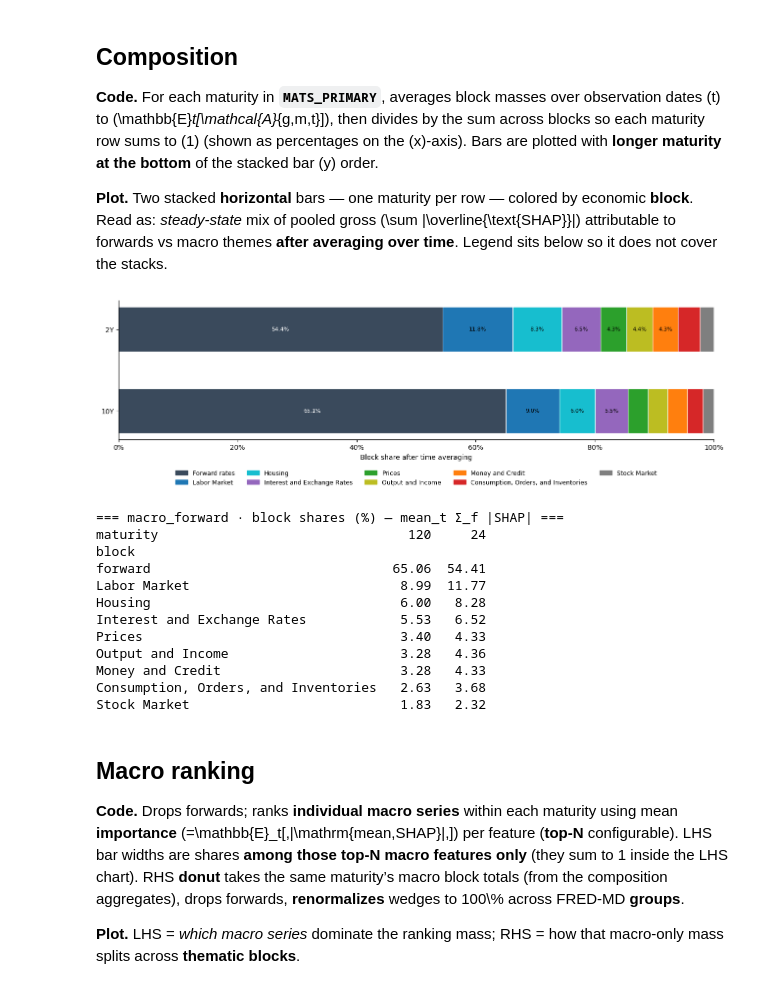
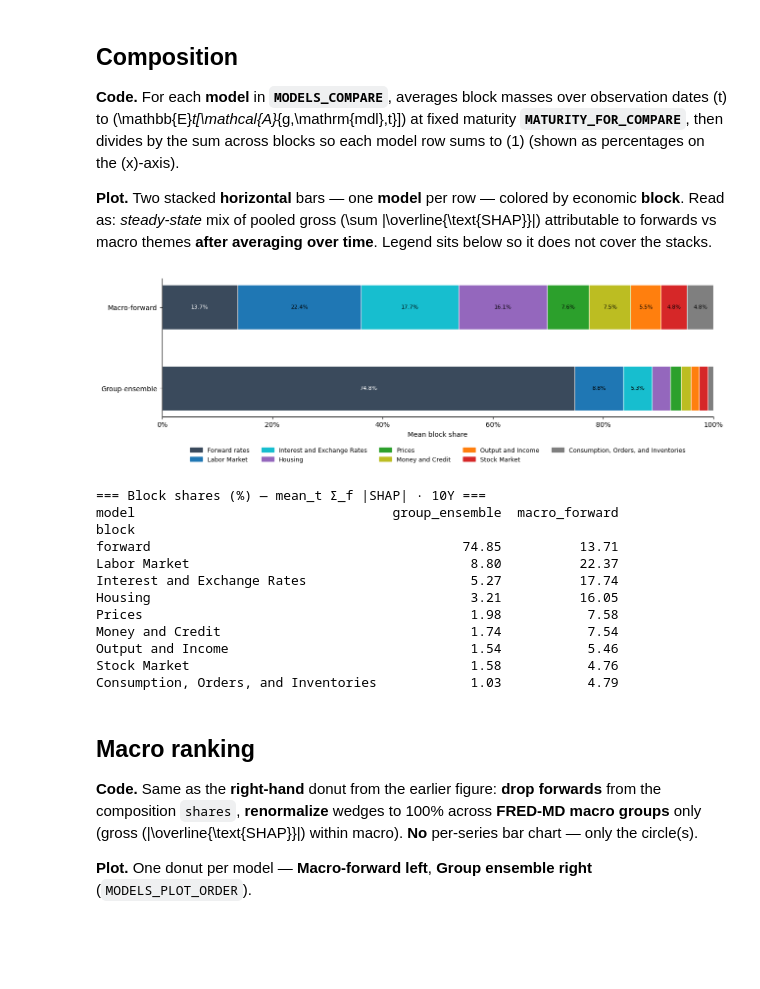
Before and after one commit to ulriktandberg/TIO4900-Replication, a Jupyter notebook: notebooks/shap/shap_analysis.ipynb, the cells around one changed output. Drawn from its saved outputs; the diff is of its cells as text; code cells hidden in the pictures; blank space fills up the shorter version.

```diff
--- a/notebooks/shap/shap_analysis.ipynb
+++ b/notebooks/shap/shap_analysis.ipynb
@@ -171,74 +303,76 @@ MODEL = 'macro_forward'
 # %% [markdown]
 ## Composition
 
-**Code.** For each maturity in **`MATS_PRIMARY`**, averages block masses over observation dates \(t\) to \(\mathbb{E}_t[\mathcal{A}_{g,m,t}]\), then divides by the sum across blocks so each maturity row sums to \(1\) (shown as percentages on the \(x\)-axis). Bars are plotted with **longer maturity at the bottom** of the stacked bar \(y\) order.
+**Code.** For each **model** in **`MODELS_COMPARE`**, averages block masses over observation dates \(t\) to \(\mathbb{E}_t[\mathcal{A}_{g,\mathrm{mdl},t}]\) at fixed maturity **`MATURITY_FOR_COMPARE`**, then divides by the sum across blocks so each model row sums to \(1\) (shown as percentages on the \(x\)-axis).
 
-**Plot.** Two stacked **horizontal** bars — one maturity per row — colored by economic **block**. Read as: *steady-state* mix of pooled gross \(\sum |\overline{\text{SHAP}}|\) attributable to forwards vs macro themes **after averaging over time**. Legend sits below so it does not cover the stacks.
+**Plot.** Two stacked **horizontal** bars — one **model** per row — colored by economic **block**. Read as: *steady-state* mix of pooled gross \(\sum |\overline{\text{SHAP}}|\) attributable to forwards vs macro themes **after averaging over time**. Legend sits below so it does not cover the stacks.
 # %%
 t1 = (
-    block_mass[block_mass['maturity'].isin(MATS_PRIMARY)]
-    .groupby(['maturity', 'block'])['mass'].mean()
+    block_mass
+    .groupby(['model', 'block'])['mass'].mean()
     .unstack('block').reindex(columns=BLOCK_ORDER).fillna(0.0)
 )
 shares = t1.div(t1.sum(axis=1), axis=0)
 
-_mats_bar = sorted(MATS_PRIMARY, key=lambda m: int(m), reverse=True)
+_models_bar = list(MODELS_PLOT_ORDER)
 
 fig, ax_bar = plt.subplots(figsize=(13, 4.25))
-for i, mat in enumerate(_mats_bar):
+for i, mdl in enumerate(_models_bar):
     left = 0.0
-    row = shares.loc[mat]
+    row = shares.loc[mdl]
     for b in BLOCK_ORDER:
         w = float(row[b])
         if w <= 0:
             continue
         ax_bar.barh(i, w, left=left, color=BLOCK_COLOURS[b],
                     edgecolor='white', linewidth=0.8, height=0.55)
         if w >= 0.04:
             ax_bar.text(left + w / 2, i, f'{w*100:.1f}%', ha='center', va='center',
                         fontsize=8, color='white' if b == 'forward' else 'black')
         left += w
 
-ax_bar.set_yticks(range(len(_mats_bar)))
-ax_bar.set_yticklabels([f'{int(m)//12}Y' for m in _mats_bar])
+ax_bar.set_yticks(range(len(_models_bar)))
+ax_bar.set_yticklabels([MODEL_DISPLAY_NAMES.get(m, m.replace('_', ' ')) for m in _models_bar])
+ax_bar.invert_yaxis()  # first in MODELS_PLOT_ORDER at top (Macro-forward, then Group ensemble)
 ax_bar.set_xlim(0, 1)
 ax_bar.set_xticks(np.linspace(0, 1, 6))
 ax_bar.set_xticklabels([f'{int(v*100)}%' for v in np.linspace(0, 1, 6)])
-ax_bar.set_xlabel('Block share after time averaging')
+ax_bar.set_xlabel(f'Mean block share')
 ax_bar.spines['top'].set_visible(False)
 ax_bar.spines['right'].set_visible(False)
 
 handles = [plt.Rectangle((0, 0), 1, 1, color=BLOCK_COLOURS[b]) for b in BLOCK_ORDER]
 fig.tight_layout()
 fig.subplots_adjust(bottom=0.30)
 ax_bar.legend(
     handles, [block_label(b) for b in BLOCK_ORDER],
     loc='upper center', bbox_to_anchor=(0.5, -0.18),
     ncol=min(len(BLOCK_ORDER), 5), frameon=False, fontsize=9,
 )
 plt.show()
 
 print()
-print('=== ' + MODEL + ' · block shares (%) — mean_t Σ_f |SHAP| ===')
+mat_label = f'{int(MATURITY_FOR_COMPARE)//12}Y'
+print(f'=== Block shares (%) — mean_t Σ_f |SHAP| · {mat_label} ===')
 print(((shares * 100).round(2).T).to_string())
 # %% [output]
-[figure, old version]
+[figure, new version]
-=== macro_forward · block shares (%) — mean_t Σ_f |SHAP| ===
-maturity                                120     24
+=== Block shares (%) — mean_t Σ_f |SHAP| · 10Y ===
+model                                 group_ensemble  macro_forward
 block
-forward                               65.06  54.41
-Labor Market                           8.99  11.77
-Housing                                6.00   8.28
-Interest and Exchange Rates            5.53   6.52
-Prices                                 3.40   4.33
-Output and Income                      3.28   4.36
-Money and Credit                       3.28   4.33
-Consumption, Orders, and Inventories   2.63   3.68
-Stock Market                           1.83   2.32
+forward                                        74.85          13.71
+Labor Market                                    8.80          22.37
+Interest and Exchange Rates                     5.27          17.74
+Housing                                         3.21          16.05
+Prices                                          1.98           7.58
+Money and Credit                                1.74           7.54
+Output and Income                               1.54           5.46
+Stock Market                                    1.58           4.76
+Consumption, Orders, and Inventories            1.03           4.79
 # %% [markdown]
 ## Macro ranking
 
-**Code.** Drops forwards; ranks **individual macro series** within each maturity using mean **importance** \(=\mathbb{E}_t[\,|\mathrm{mean\,SHAP}|\,]\) per feature (**top‑N** configurable). LHS bar widths are shares **among those top‑N macro features only** (they sum to 1 inside the LHS chart). RHS **donut** takes the same maturity’s macro block totals (from the composition aggregates), drops forwards, **renormalizes** wedges to 100\\% across FRED‑MD **groups**.
+**Code.** Same as the **right-hand** donut from the earlier figure: **drop forwards** from the composition `shares`, **renormalize** wedges to 100% across **FRED-MD macro groups** only (gross \(\|\overline{\text{SHAP}}\|\) within macro). **No** per-series bar chart — only the circle(s).
 
-**Plot.** LHS = *which macro series* dominate the ranking mass; RHS = how that macro‑only mass splits across **thematic blocks**.
+**Plot.** One donut per model — **Macro-forward** **left**, **Group ensemble** **right** (`MODELS_PLOT_ORDER`).
 # %%
```
Also changed, not shown: parts of 15 cells of this notebook, 37 other files.
